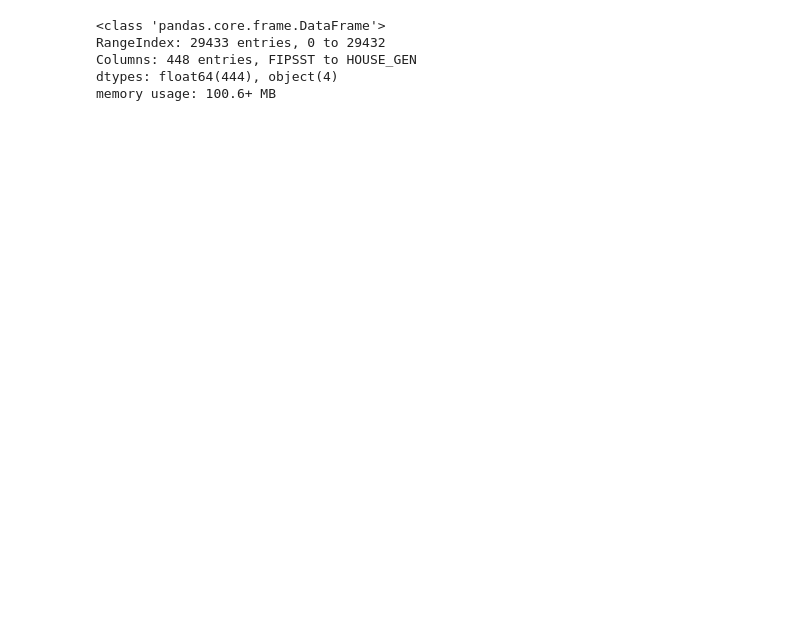
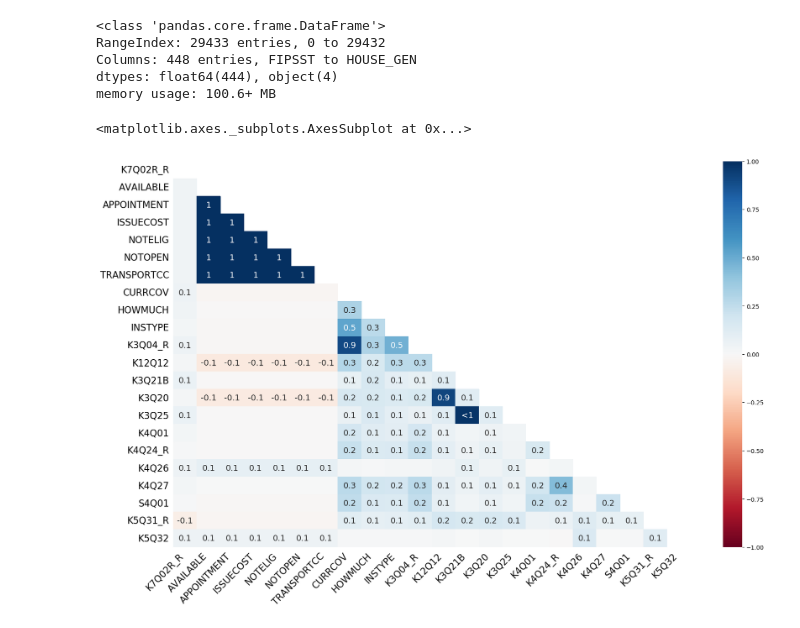
Before and after one commit to evarvak/education_and_healthcare, a Jupyter notebook: cleaning_NSCH_data.ipynb, the cells around one changed output. Cells and saved outputs as stored; diff of their text form; code cells hidden in the pictures; blank space fills up the shorter version.

```diff
--- a/cleaning_NSCH_data.ipynb
+++ b/cleaning_NSCH_data.ipynb
@@ -66,2 +63,7 @@ def FIPS_to_State(data, state='both'):
 
     return data
+# %%
+mgno.heatmap(NSCH19[features])
+# %% [output]
+<matplotlib.axes._subplots.AxesSubplot at 0x...>
+[figure, added]
```
Also changed, not shown: parts of 6 cells of this notebook.
